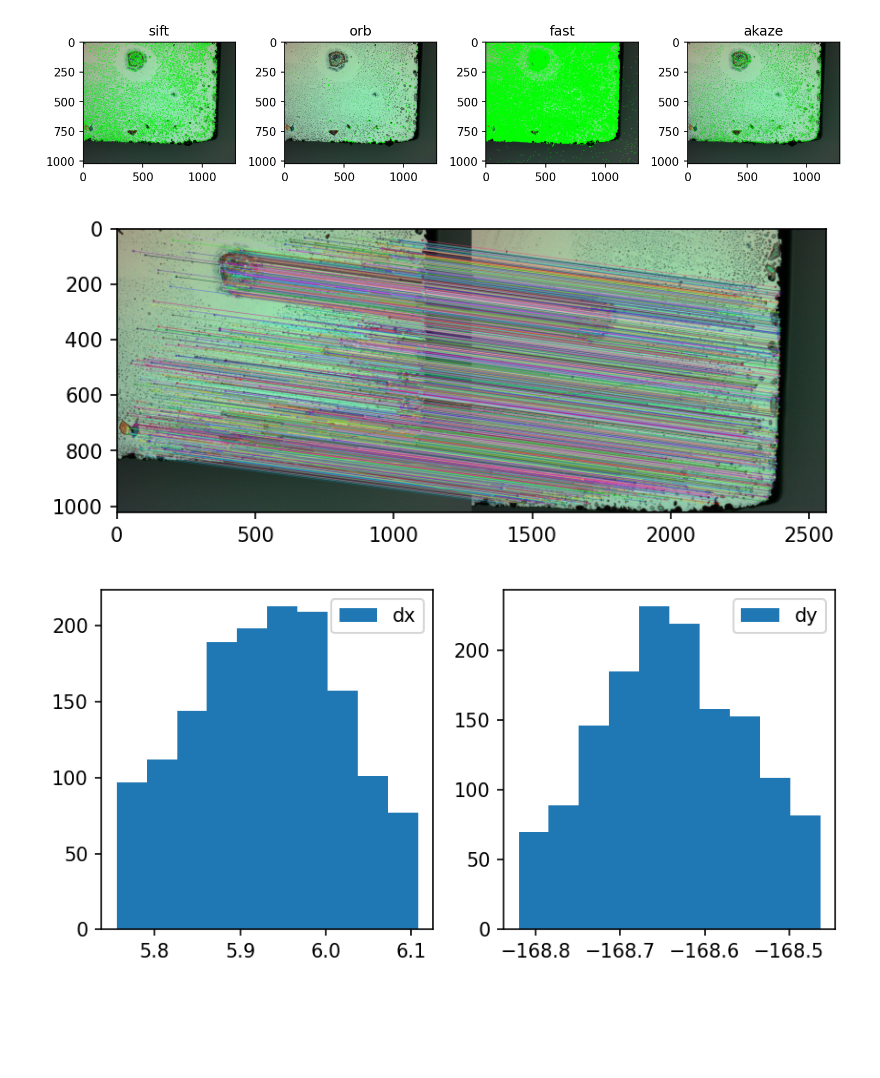
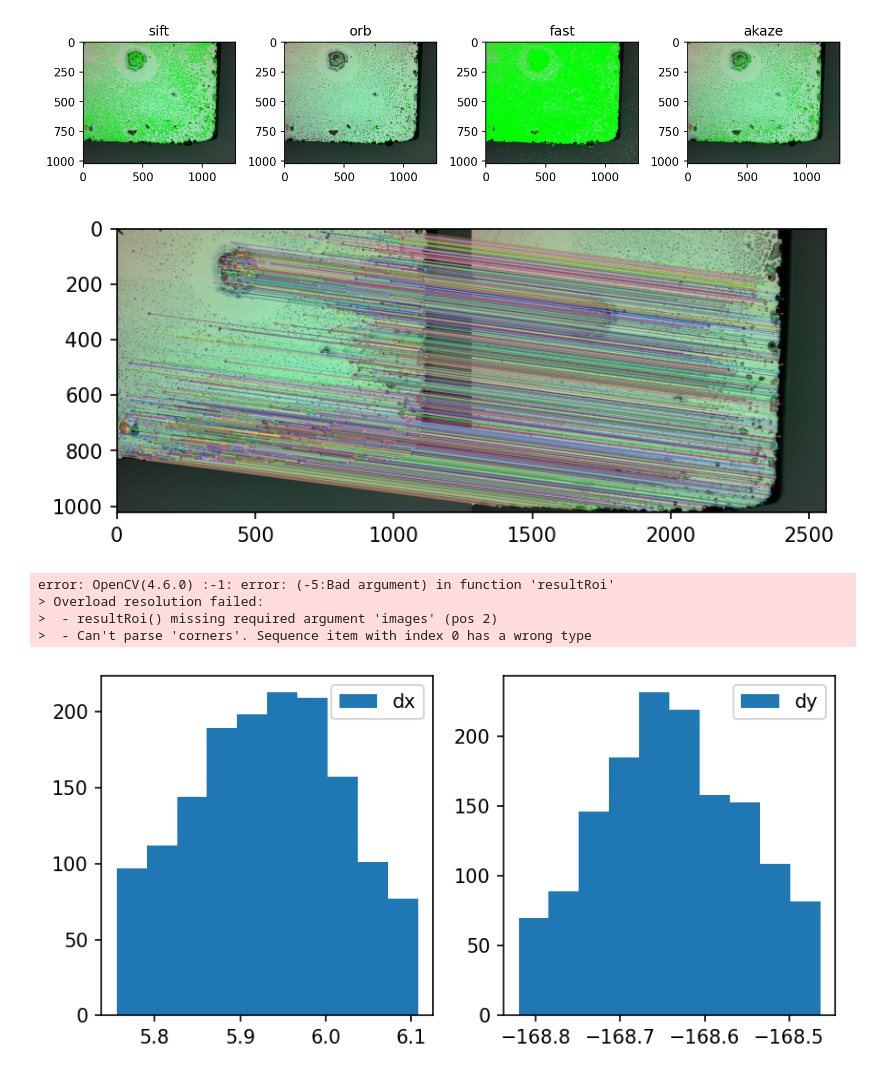
Before and after one commit to Jfeatherstone/stitcher, a Jupyter notebook: Features.ipynb, the cells around one changed output. Saved outputs shown, nothing was run; the diff lists cells and outputs as text; code cells hidden in the pictures; blank space fills up the shorter version.

```diff
--- a/Features.ipynb
+++ b/Features.ipynb
@@ -17,6 +17,8 @@ import stitching as st
 from IPython.display import clear_output
 # %%
 imagePath = '/home/jack/Videos/map_2_images/'
+imagePath = '/bucket/DaniU/Members/Jack Featherstone/Test/map_2_images/'
+
 imageExtension = 'png'
 fileTemplateName = 'image'
 
@@ -72,26 +74,25 @@ plt.show()
 # %% [output]
 [figure]
 # %%
-fd = st.FeatureDetector('akaze')
+fd = st.FeatureDetector('sift')
 features = [fd.detect_features(np.mean(imgArr[i], axis=-1)) for i in range(3)]
 
-# BFMatcher with default params
-bf = cv2.BFMatcher()
-matches = bf.knnMatch(features[0]["descriptors"], features[1]["descriptors"], k=2)
+matcher = cv2.DescriptorMatcher_create(cv2.DescriptorMatcher_FLANNBASED)
+matches = matcher.knnMatch(features[0]["descriptors"], features[1]["descriptors"], k=2)
 
 # Apply ratio test
 good = []
 for m,n in matches:
-    if m.distance < 0.75*n.distance:
+    if m.distance < 0.5*n.distance:
         good.append([m])
 
 # cv.drawMatchesKnn expects list of lists as matches.
 result = cv2.drawMatchesKnn(imgArr[0], features[0]["keypoints"],
                          imgArr[1], features[1]["keypoints"],
                          good, None, flags=cv2.DrawMatchesFlags_NOT_DRAW_SINGLE_POINTS)
 
 plt.imshow(result)
 plt.show()
 # %% [output]
-[figure, old version]
+[figure, new version]
 # %%
@@ -129,3 +149,14 @@ dr = np.array(dr)
+# %%
+absoluteOffsets = np.cumsum(stitchedOffsets, axis=0)
+imgSizes = [img.shape[:2] for img in imgArr]
+
+blender = st.Blender('multiband')
+blender.prepare(absoluteOffsets, imgSizes)
+# %% [output]
+error: OpenCV(4.6.0) :-1: error: (-5:Bad argument) in function 'resultRoi'
+> Overload resolution failed:
+>  - resultRoi() missing required argument 'images' (pos 2)
+>  - Can't parse 'corners'. Sequence item with index 0 has a wrong type
 # %%
 def cullOutliers(x, w=2):
     d = np.abs(x - np.median(x))
```
Also changed, not shown: parts of 1 cell of this notebook, 3 other files.
